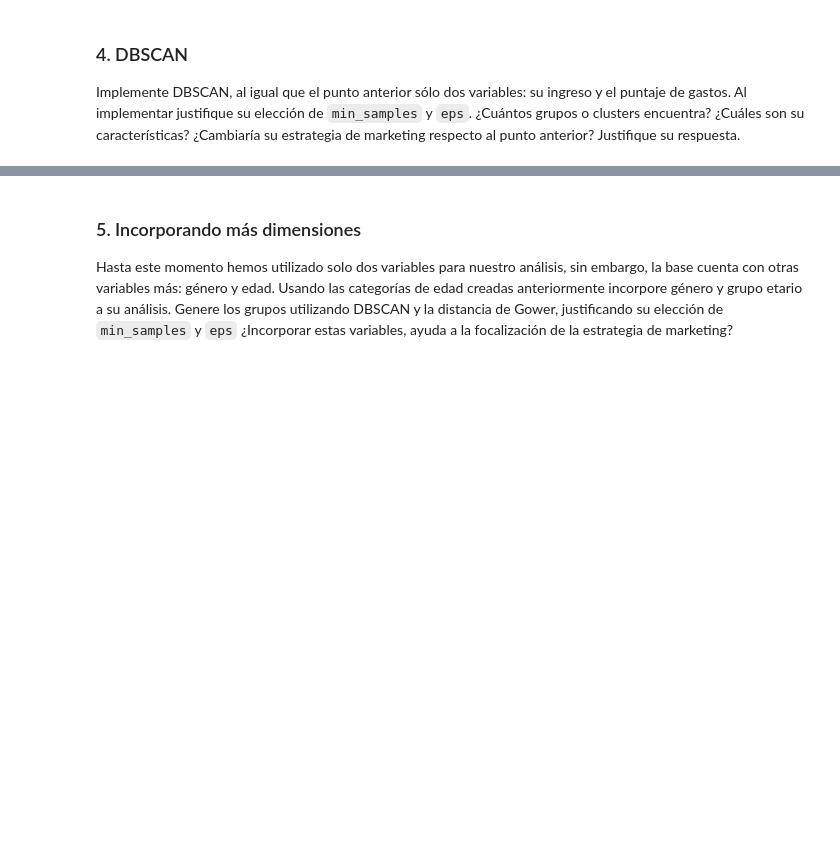
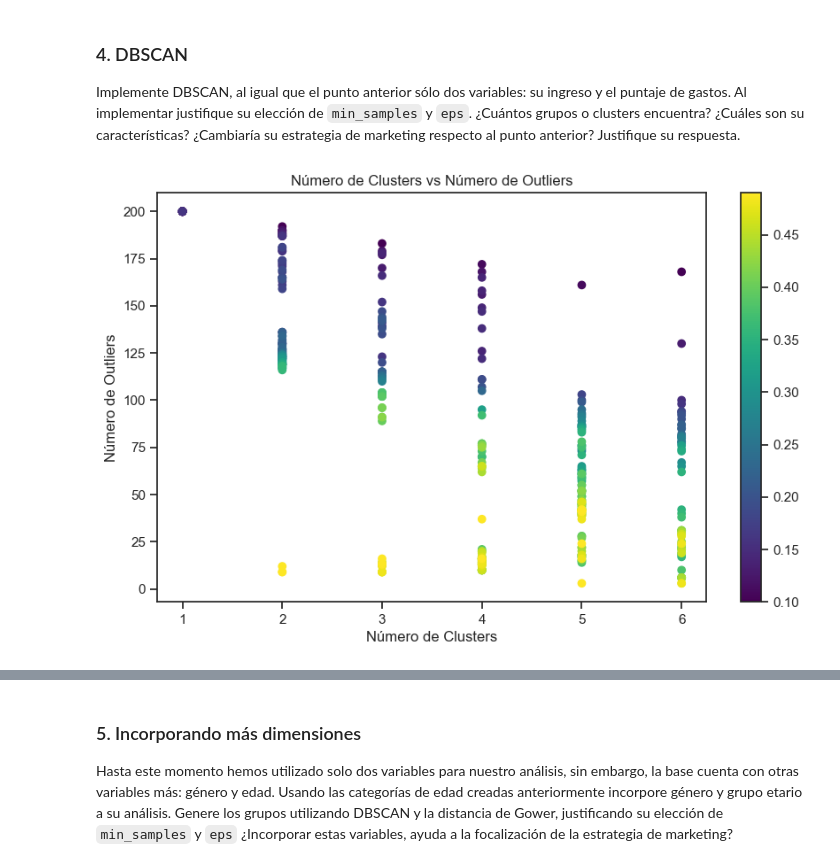
Before and after one commit to ggomez1803/ANS, a Jupyter notebook: Semana 4/Taller/S4_LC_Taller_Jerarquico_DBSCAN..ipynb, the cells around one changed output, grey strips where cells are left out. Drawn from its saved outputs; the diff is of its cells as text; code cells hidden in the pictures; blank space fills up the shorter version.

```diff
--- a/Semana 4/Taller/S4_LC_Taller_Jerarquico_DBSCAN..ipynb
+++ b/Semana 4/Taller/S4_LC_Taller_Jerarquico_DBSCAN..ipynb
@@ -482,3 +486,75 @@ df.head()
 ### 4. DBSCAN
 
 Implemente DBSCAN, al igual que el punto anterior sólo dos variables: su ingreso y el puntaje de gastos. Al implementar  justifique su elección de `min_samples` y `eps`. ¿Cuántos grupos o clusters encuentra? ¿Cuáles son su características? ¿Cambiaría su estrategia de marketing respecto al punto anterior? Justifique su respuesta.
+# %%
+# Filtrar los datos
+filtered_df = df[['Ingreso', 'Puntaje_Gasto']]
+
+# Estandarizar los datos
+scaler = StandardScaler()
+data_standardized = scaler.fit_transform(filtered_df)
+
+# Búsqueda exhaustiva de parámetros para DBSCAN
+# Lista de clusters generados
+ls_clusters = []
+# Lista de eps probados
+ls_eps = []
+# Lista de min_samples probados
+ls_min_samples = []
+# Lista de outliers encontrados
+ls_outliers = []
+# Lista de tamaño de cluster 1
+ls_cluster_1 = []
+# Lista de tamaño de cluster 2
+ls_cluster_2 = []
+# Lista de tamaño de cluster 3
+ls_cluster_3 = []
+# Lista de tamaño de cluster 4
+ls_cluster_4 = []
+# Lista de tamaño de cluster 5
+ls_cluster_5 = []
+
+# Probar diferentes valores de eps y min_samples
+for eps in np.arange(0.1, 0.5, 0.01):
+    for min_samples in range(1, 15):
+        # Crear objeto de agrupación DBSCAN
+        clustering = DBSCAN(eps=eps, min_samples=min_samples)
+        df['Cluster'] = clustering.fit_predict(data_standardized)
+        num_clusters = df['Cluster'].nunique()
+        # Agregar resultados a las listas si se encontraron menos de 7 clusters
+        if num_clusters < 7:
+            ls_clusters.append(num_clusters)
+            ls_eps.append(eps)
+            ls_min_samples.append(min_samples)
+            ls_outliers.append(list(df['Cluster']).count(-1))
+            ls_cluster_1.append(list(df['Cluster']).count(0))
+            ls_cluster_2.append(list(df['Cluster']).count(1))
+            ls_cluster_3.append(list(df['Cluster']).count(2))
+            ls_cluster_4.append(list(df['Cluster']).count(3))
+            ls_cluster_5.append(list(df['Cluster']).count(4))
+
+# Crear dataframe con resultados
+df_resultados = pd.DataFrame({
+    'Clusters': ls_clusters,
+    'Eps': ls_eps,
+    'Min_Samples': ls_min_samples,
+    'Outliers': ls_outliers,
+    'Cluster_1': ls_cluster_1,
+    'Cluster_2': ls_cluster_2,
+    'Cluster_3': ls_cluster_3,
+    'Cluster_4': ls_cluster_4,
+    'Cluster_5': ls_cluster_5
+})
+
+# Graficar resultados
+plt.figure(figsize=(10, 6))
+plt.scatter(df_resultados['Clusters'], df_resultados['Outliers'], c=df_resultados['Eps'], cmap='viridis')
+plt.title('Número de Clusters vs Número de Outliers')
+plt.xlabel('Número de Clusters')
+plt.ylabel('Número de Outliers')
+plt.colorbar()
+plt.show()
+
+display(df_resultados[(df_resultados['Clusters'] == 6) & df_resultados['Outliers']>0].sort_values(by='Outliers'))
+# %% [output]
+[figure, added]
```
Also changed, not shown: parts of 6 cells of this notebook.
